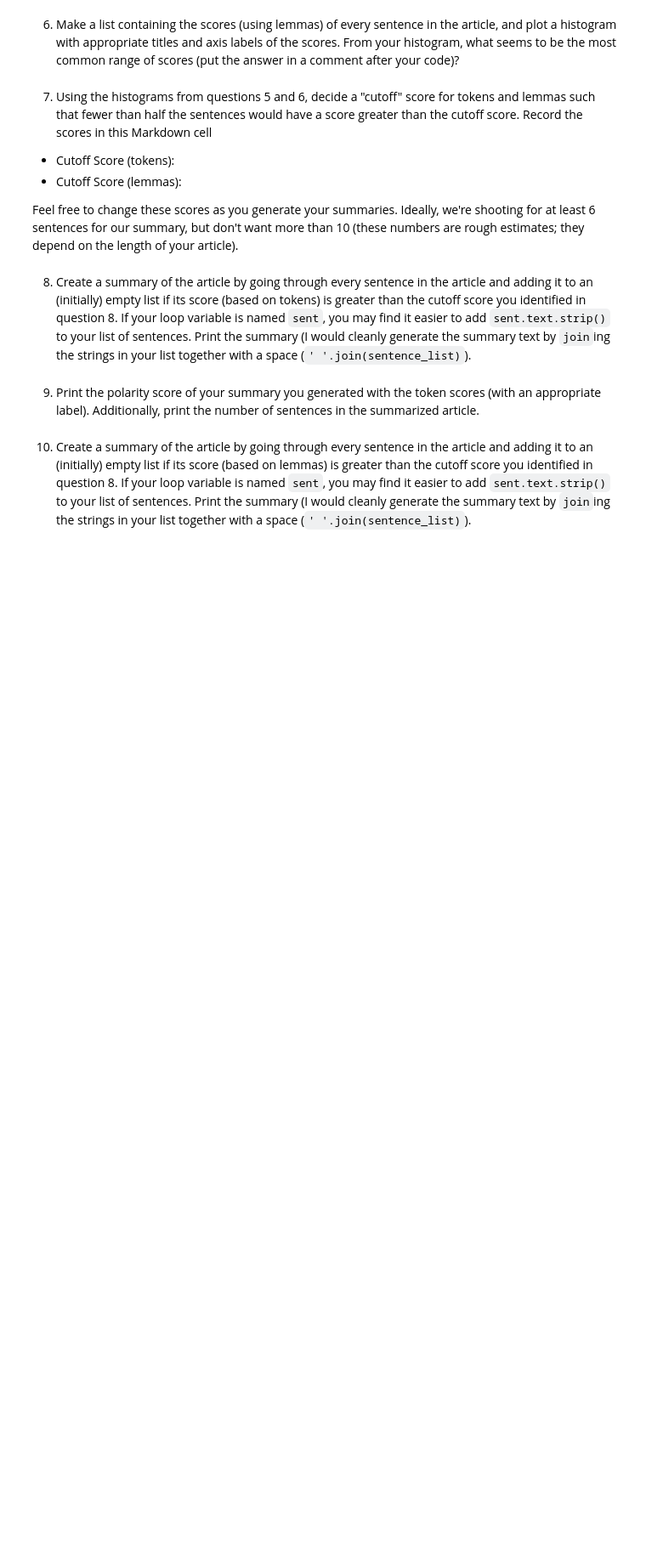
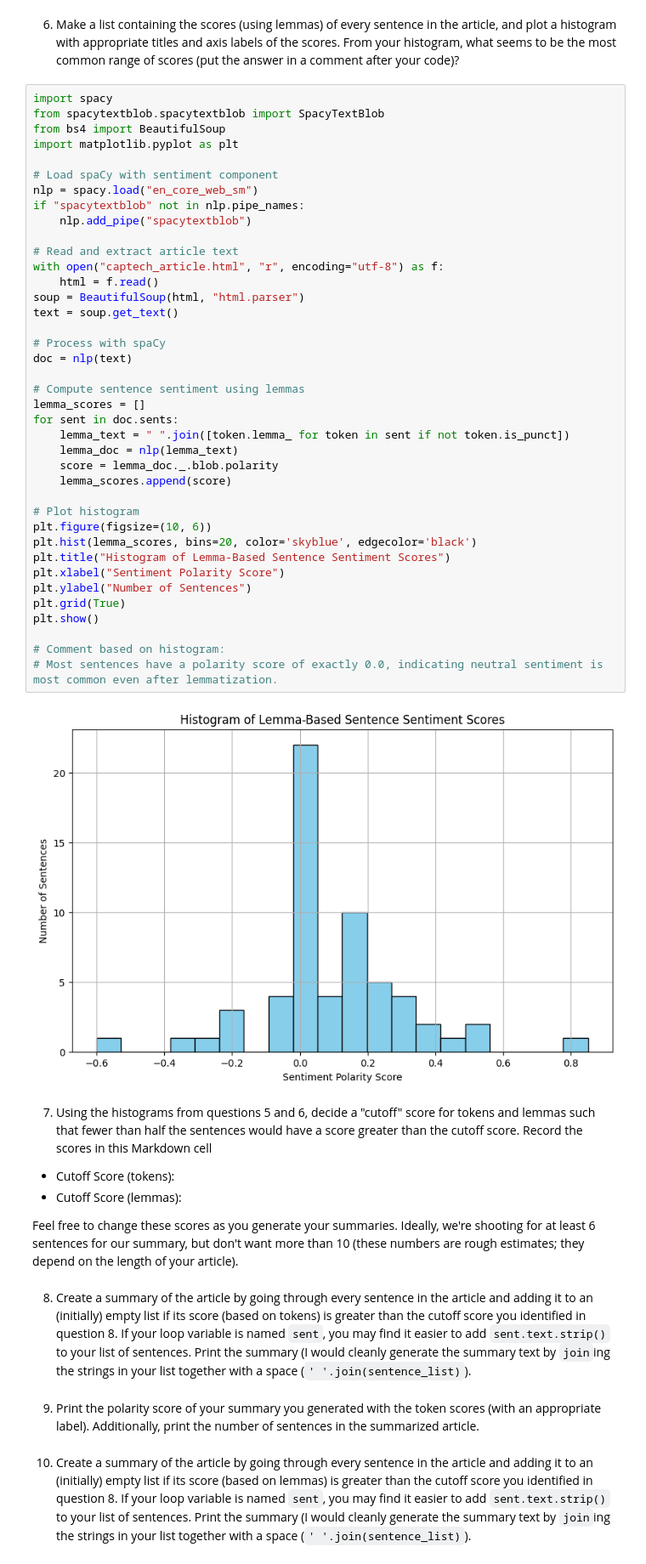
Before and after one commit to wkarto/article-summarizer, a Jupyter notebook: article-summarizer.ipynb, the cells around one changed output. Shown: that part at 85% size. Cells and saved outputs as stored; diff of their text form; blank space fills up the shorter version.

```diff
--- a/article-summarizer.ipynb
+++ b/article-summarizer.ipynb
@@ -182,5 +184,46 @@ plt.show()
 # %% [markdown]
 6. Make a list containing the scores (using lemmas) of every sentence in the article, and plot a histogram with appropriate titles and axis labels of the scores.  From your histogram, what seems to be the most common range of scores (put the answer in a comment after your code)?
+# %%
+import spacy
+from spacytextblob.spacytextblob import SpacyTextBlob
+from bs4 import BeautifulSoup
+import matplotlib.pyplot as plt
+
+# Load spaCy with sentiment component
+nlp = spacy.load("en_core_web_sm")
+if "spacytextblob" not in nlp.pipe_names:
+    nlp.add_pipe("spacytextblob")
+
+# Read and extract article text
+with open("captech_article.html", "r", encoding="utf-8") as f:
+    html = f.read()
+soup = BeautifulSoup(html, "html.parser")
+text = soup.get_text()
+
+# Process with spaCy
+doc = nlp(text)
+
+# Compute sentence sentiment using lemmas
+lemma_scores = []
+for sent in doc.sents:
+    lemma_text = " ".join([token.lemma_ for token in sent if not token.is_punct])
+    lemma_doc = nlp(lemma_text)
+    score = lemma_doc._.blob.polarity
+    lemma_scores.append(score)
+
+# Plot histogram
+plt.figure(figsize=(10, 6))
+plt.hist(lemma_scores, bins=20, color='skyblue', edgecolor='black')
+plt.title("Histogram of Lemma-Based Sentence Sentiment Scores")
+plt.xlabel("Sentiment Polarity Score")
+plt.ylabel("Number of Sentences")
+plt.grid(True)
+plt.show()
+
+# Comment based on histogram:
+# Most sentences have a polarity score of exactly 0.0, indicating neutral sentiment is most common even after lemmatization.
+# %% [output]
+[figure, added]
 # %% [markdown]
 7. Using the histograms from questions 5 and 6, decide a "cutoff" score for tokens and lemmas such that fewer than half the sentences would have a score greater than the cutoff score.  Record the scores in this Markdown cell
 
```
Also changed, not shown: parts of 1 cell of this notebook.
